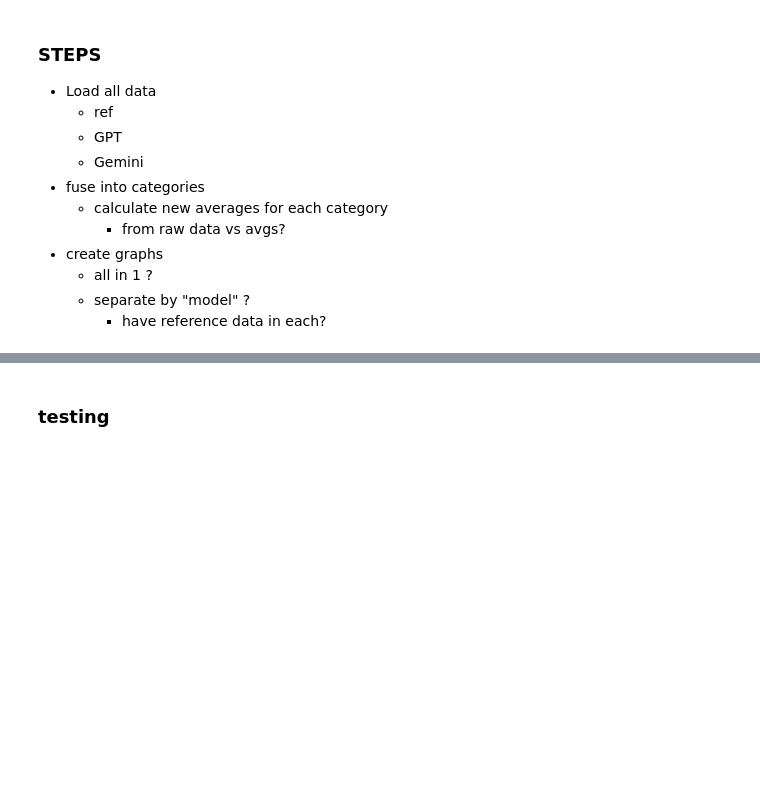
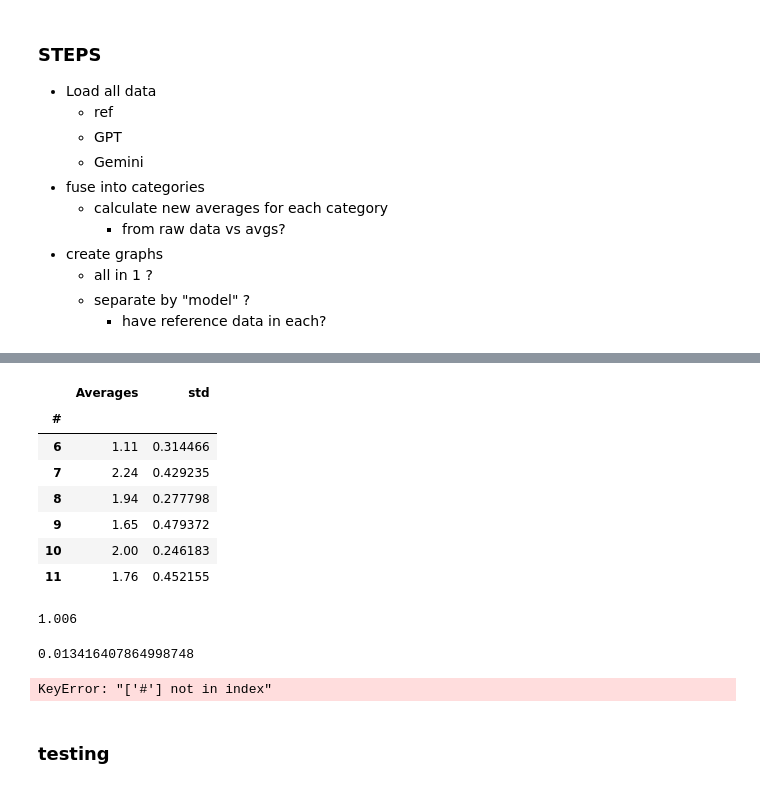
Before and after one commit to N101/Consumer-Ethics-in-AI-Shopping-Assistants, a Jupyter notebook: src/notebooks/final_graphs.ipynb, the cells around one changed output, grey strips where cells are left out. Saved outputs shown, nothing was run; the diff lists cells and outputs as text; code cells hidden in the pictures; blank space fills up the shorter version.

```diff
--- a/src/notebooks/final_graphs.ipynb
+++ b/src/notebooks/final_graphs.ipynb
@@ -122,3 +141,26 @@ category_averages.plot(
+# %%
+gpt4o_avg.iloc[slices[1]]
+# %% [output]
+|  | Averages | std |
+| # |  |  |
+| 6 | 1.11 | 0.314466 |
+| 7 | 2.24 | 0.429235 |
+| 8 | 1.94 | 0.277798 |
+| 9 | 1.65 | 0.479372 |
+| 10 | 2.00 | 0.246183 |
+| 11 | 1.76 | 0.452155 |
+# %%
+gpt4o_avg.iloc[slices[0], 0].mean()
+# %% [output]
+1.006
+# %%
+gpt4o_avg.iloc[slices[1], 0].std()
+# %% [output]
+0.013416407864998748
+# %%
+print(gpt4o_raw[["#", "Answers"]])
+# %% [output]
+KeyError: "['#'] not in index"
 # %% [markdown]
 ### testing
 # %%
```
Also changed, not shown: parts of 7 cells of this notebook, 2 other files.
